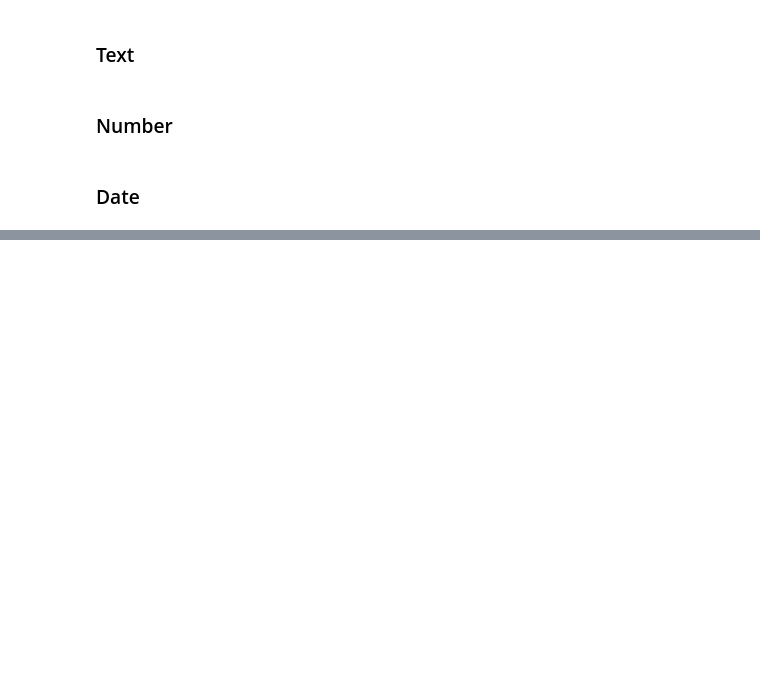
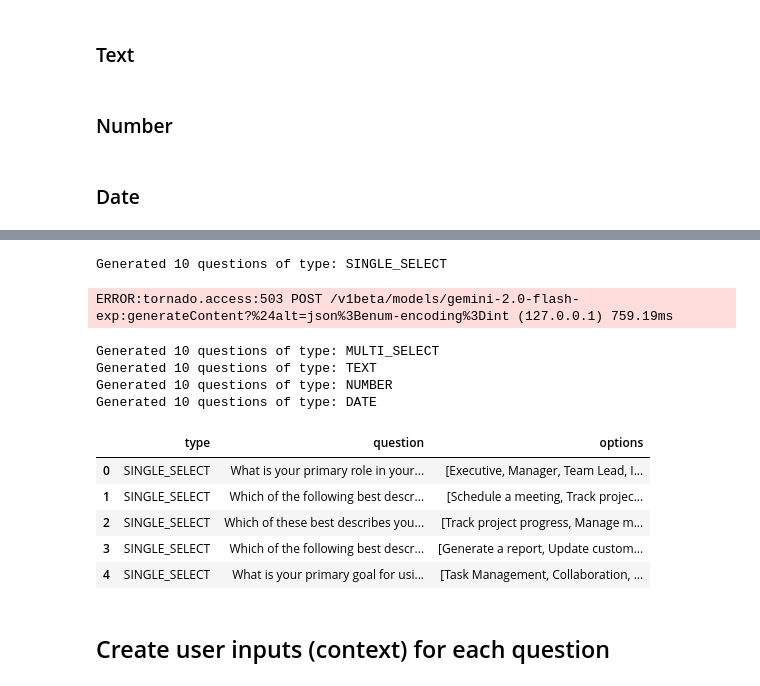
Before and after one commit to croco22/CapstoneProjectTDS, a Jupyter notebook: notebooks/Generate_QA_Dataset.ipynb, the cells around one changed output, grey strips where cells are left out. Saved outputs shown, nothing was run; the diff lists cells and outputs as text; code cells hidden in the pictures; blank space fills up the shorter version.

```diff
--- a/notebooks/Generate_QA_Dataset.ipynb
+++ b/notebooks/Generate_QA_Dataset.ipynb
@@ -12,12 +14,17 @@ import random
 from datetime import datetime, timedelta
 from itertools import combinations
 import os
+import ast
+import pandas as pd
 
-# Create userdata folder in Colab environment
-if not os.path.exists("userdata"):
-    os.mkdir("userdata")
+# Gemini API Setup
+GOOGLE_API_KEY = userdata.get('GOOGLE_API_KEY')
+genai.configure(api_key=GOOGLE_API_KEY)
+model = genai.GenerativeModel('gemini-2.0-flash-exp')
 
-# API setup
-key = userdata.get('GOOGLE_API_KEY')
-genai.configure(api_key=key)
-ai_model = genai.GenerativeModel('gemini-1.5-flash')
+
+def pause():
+    """
+    Required pause in the free version to avoid exceeding API limits.
+    """
+    time.sleep(5)
@@ -339,0 +377,42 @@ Answer sheet 5 saved to file: userdata/q4_20250109_133045.json
+# %%
+ext_data = list()
+n_questions_per_type = 10
+
+for t in ["SINGLE_SELECT", "MULTI_SELECT", "TEXT", "NUMBER", "DATE"]:
+    for _ in range(n_questions_per_type):
+        if t == "SINGLE_SELECT":
+            question, options = ast.literal_eval(generate_select_question())
+        elif t == "MULTI_SELECT":
+            question, options = ast.literal_eval(generate_select_question())
+        elif t == "TEXT":
+            question, options = generate_text_question()
+        elif t == "DATE":
+            question, options = generate_date_question()
+        elif t == "NUMBER":
+            question, options = generate_number_question()
+
+        ext_data.append({"type": t, "question": question, "options": options})
+
+        pause()
+
+    time.sleep(30)
+    print(f"Generated {n_questions_per_type} questions of type: {t}")
+
+ext_df = pd.DataFrame(ext_data)
+
+ext_df.head()
+# %% [output]
+Generated 10 questions of type: SINGLE_SELECT
+ERROR:tornado.access:503 POST /v1beta/models/gemini-2.0-flash-exp:generateContent?%24alt=json%3Benum-encoding%3Dint (127.0.0.1) 759.19ms
+Generated 10 questions of type: MULTI_SELECT
+Generated 10 questions of type: TEXT
+Generated 10 questions of type: NUMBER
+Generated 10 questions of type: DATE
+|  | type | question | options |
+| 0 | SINGLE_SELECT | What is your primary role in your... | [Executive, Manager, Team Lead, I... |
+| 1 | SINGLE_SELECT | Which of the following best descr... | [Schedule a meeting, Track projec... |
+| 2 | SINGLE_SELECT | Which of these best describes you... | [Track project progress, Manage m... |
+| 3 | SINGLE_SELECT | Which of the following best descr... | [Generate a report, Update custom... |
+| 4 | SINGLE_SELECT | What is your primary goal for usi... | [Task Management, Collaboration, ... |
+# %% [markdown]
+## Create user inputs (context) for each question
```
Also changed, not shown: parts of 28 cells of this notebook.
